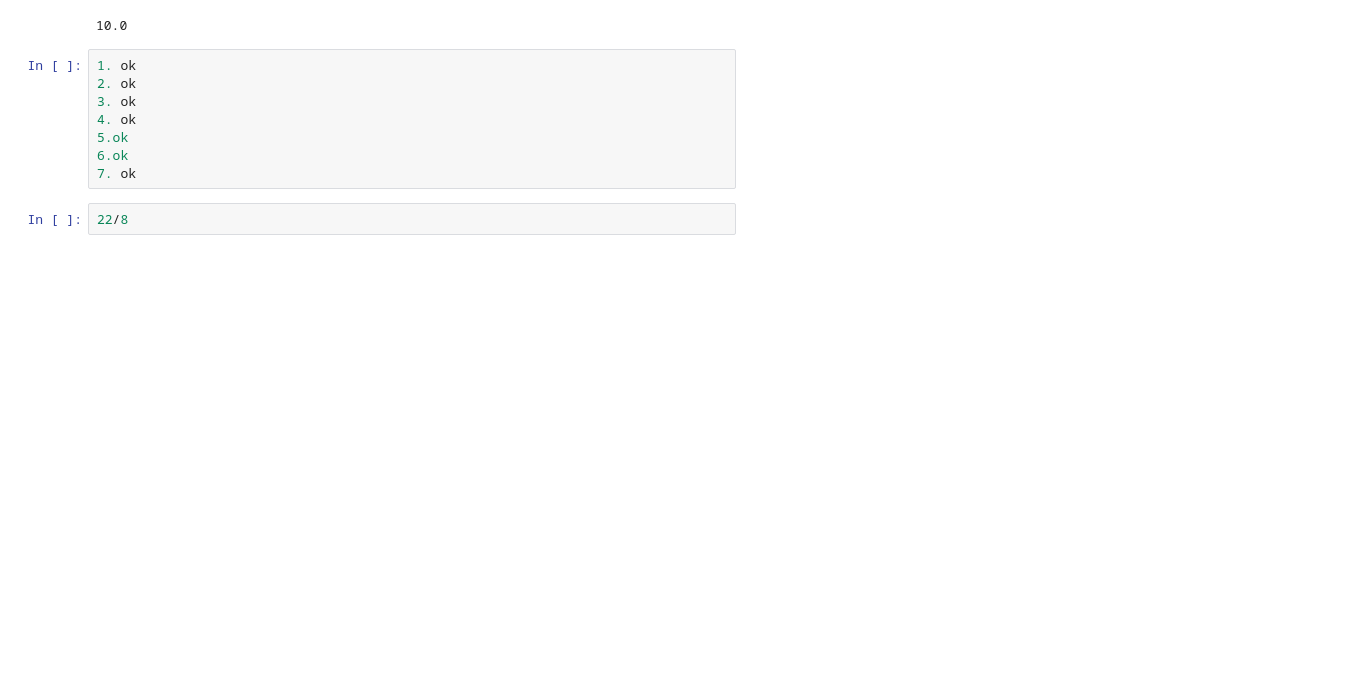
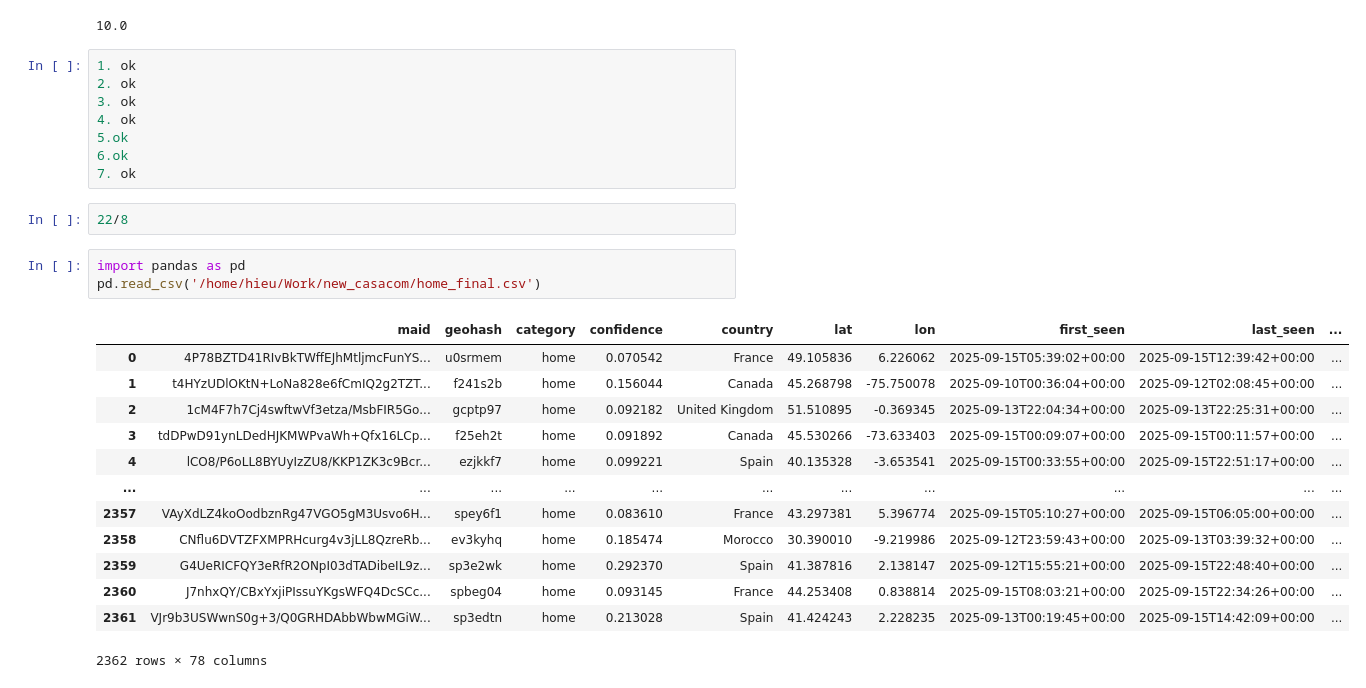
Before and after one commit to LeoNguyen868/new_casacom, a Jupyter notebook: test.ipynb, the cells around one changed output. Cells and saved outputs as stored; diff of their text form; blank space fills up the shorter version.

```diff
--- a/test.ipynb
+++ b/test.ipynb
@@ -275,3 +275,20 @@ KeyboardInterrupt:
 7. ok
 # %%
 22/8
+# %%
+import pandas as pd
+pd.read_csv('/home/hieu/Work/new_casacom/home_final.csv')
+# %% [output]
+|  | maid | geohash | category | confidence | country | lat | lon | first_seen | last_seen | ... |
+| 0 | 4P78BZTD41RIvBkTWffEJhMtljmcFunYS... | u0srmem | home | 0.070542 | France | 49.105836 | 6.226062 | 2025-09-15T05:39:02+00:00 | 2025-09-15T12:39:42+00:00 | ... |
+| 1 | t4HYzUDlOKtN+LoNa828e6fCmIQ2g2TZT... | f241s2b | home | 0.156044 | Canada | 45.268798 | -75.750078 | 2025-09-10T00:36:04+00:00 | 2025-09-12T02:08:45+00:00 | ... |
+| 2 | 1cM4F7h7Cj4swftwVf3etza/MsbFIR5Go... | gcptp97 | home | 0.092182 | United Kingdom | 51.510895 | -0.369345 | 2025-09-13T22:04:34+00:00 | 2025-09-13T22:25:31+00:00 | ... |
+| 3 | tdDPwD91ynLDedHJKMWPvaWh+Qfx16LCp... | f25eh2t | home | 0.091892 | Canada | 45.530266 | -73.633403 | 2025-09-15T00:09:07+00:00 | 2025-09-15T00:11:57+00:00 | ... |
+| 4 | lCO8/P6oLL8BYUyIzZU8/KKP1ZK3c9Bcr... | ezjkkf7 | home | 0.099221 | Spain | 40.135328 | -3.653541 | 2025-09-15T00:33:55+00:00 | 2025-09-15T22:51:17+00:00 | ... |
+| ... | ... | ... | ... | ... | ... | ... | ... | ... | ... | ... |
+| 2357 | VAyXdLZ4koOodbznRg47VGO5gM3Usvo6H... | spey6f1 | home | 0.083610 | France | 43.297381 | 5.396774 | 2025-09-15T05:10:27+00:00 | 2025-09-15T06:05:00+00:00 | ... |
+| 2358 | CNflu6DVTZFXMPRHcurg4v3jLL8QzreRb... | ev3kyhq | home | 0.185474 | Morocco | 30.390010 | -9.219986 | 2025-09-12T23:59:43+00:00 | 2025-09-13T03:39:32+00:00 | ... |
+| 2359 | G4UeRICFQY3eRfR2ONpI03dTADibeIL9z... | sp3e2wk | home | 0.292370 | Spain | 41.387816 | 2.138147 | 2025-09-12T15:55:21+00:00 | 2025-09-15T22:48:40+00:00 | ... |
+| 2360 | J7nhxQY/CBxYxjiPIssuYKgsWFQ4DcSCc... | spbeg04 | home | 0.093145 | France | 44.253408 | 0.838814 | 2025-09-15T08:03:21+00:00 | 2025-09-15T22:34:26+00:00 | ... |
+| 2361 | VJr9b3USWwnS0g+3/Q0GRHDAbbWbwMGiW... | sp3edtn | home | 0.213028 | Spain | 41.424243 | 2.228235 | 2025-09-13T00:19:45+00:00 | 2025-09-15T14:42:09+00:00 | ... |
+2362 rows × 78 columns
```
Also changed, not shown: 9 other files.
